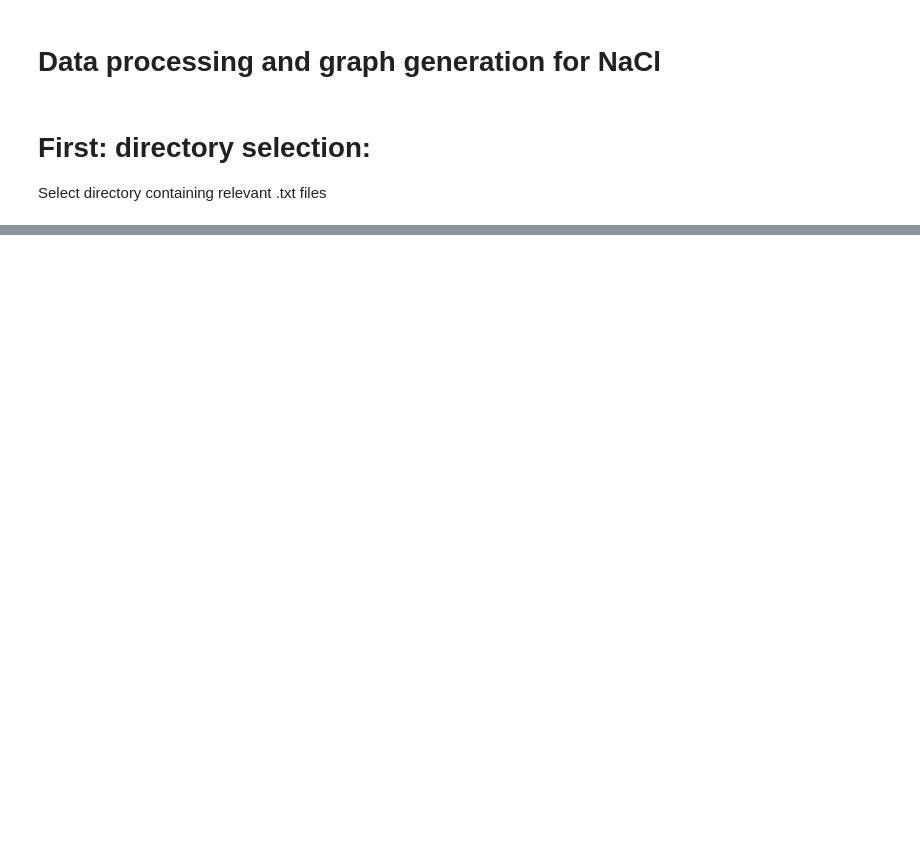
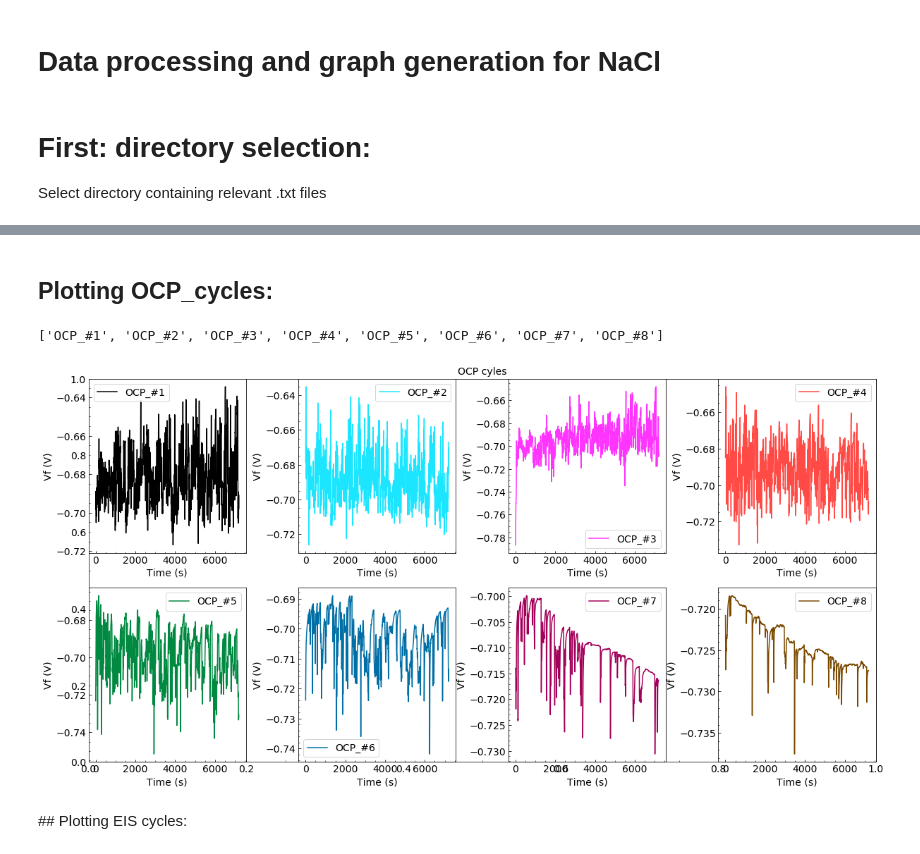
Before and after one commit to CoDaSiTo/IJL_Corrosion, a Jupyter notebook: NaCl_corrosion.ipynb, the cells around one changed output, grey strips where cells are left out. Saved outputs shown, nothing was run; the diff lists cells and outputs as text; code cells hidden in the pictures; blank space fills up the shorter version.

Commit message:
Added plots to NaCl script to plot all OCP and EIS from cycle as well as POTDYN but need to regroup cathodic ans anodic data in single script because for now it is only for a single polarization

```diff
--- a/NaCl_corrosion.ipynb
+++ b/NaCl_corrosion.ipynb
@@ -191,0 +188,75 @@ plt.show()
+# %% [markdown]
+## Plotting OCP_cycles:
+# %%
+OCP_cycle_label=[]
+for each in OCP_cycle_filepaths:
+    OCP_cycle_label.append(each[each.rfind('/')+1:-4])
+print(OCP_cycle_label)
+# %% [output]
+['OCP_#1', 'OCP_#2', 'OCP_#3', 'OCP_#4', 'OCP_#5', 'OCP_#6', 'OCP_#7', 'OCP_#8']
+# %%
+cfig=plt.figure(figsize=(20,10))
+gd=gridspec.GridSpec(4,8)
+gd.update(wspace=1, hspace=0.5)
+plt.title('OCP cyles')
+panel1=cfig.add_subplot(gd[0:2, 0:2])
+plt.plot(OCP_cycle_array[:,1, 0], OCP_cycle_array[:,2, 0],
+         label=OCP_cycle_label[0], color=colors[0])
+plt.xlabel('Time (s)')
+plt.ylabel('Vf (V)')
+plt.legend()
+
+panel2=cfig.add_subplot(gd[0:2, 2:4])
+plt.plot(OCP_cycle_array[:,1, 1], OCP_cycle_array[:,2, 1],
+         color=colors[1], label=OCP_cycle_label[1])
+plt.legend()
+plt.xlabel('Time (s)')
+plt.ylabel('Vf (V)')
+
+panel3=cfig.add_subplot(gd[0:2, 4:6])
+plt.plot(OCP_cycle_array[:,1, 2], OCP_cycle_array[:,2, 2],
+         color=colors[2], label=OCP_cycle_label[2])
+plt.legend()
+plt.xlabel('Time (s)')
+plt.ylabel('Vf (V)')
+
+panel4=cfig.add_subplot(gd[0:2, 6:8])
+plt.plot(OCP_cycle_array[:,1, 3], OCP_cycle_array[:,2, 3],
+         color=colors[3], label=OCP_cycle_label[3])
+plt.legend()
+plt.xlabel('Time (s)')
+plt.ylabel('Vf (V)')
+
+panel5=cfig.add_subplot(gd[2:4, 0:2])
+plt.plot(OCP_cycle_array[:,1, 4], OCP_cycle_array[:,2, 4],
+         color=colors[4], label=OCP_cycle_label[4])
+plt.legend()
+plt.xlabel('Time (s)')
+plt.ylabel('Vf (V)')
+
+panel6=cfig.add_subplot(gd[2:4, 2:4])
+plt.plot(OCP_cycle_array[:,1, 5], OCP_cycle_array[:,2, 5],
+         color=colors[5], label=OCP_cycle_label[5])
+plt.legend()
+plt.xlabel('Time (s)')
+plt.ylabel('Vf (V)')
+
+panel7=cfig.add_subplot(gd[2:4, 4:6])
+plt.plot(OCP_cycle_array[:,1, 6], OCP_cycle_array[:,2, 6],
+         color=colors[6], label=OCP_cycle_label[6])
+plt.legend()
+plt.xlabel('Time (s)')
+plt.ylabel('Vf (V)')
+
+panel8=cfig.add_subplot(gd[2:4, 6:8])
+plt.plot(OCP_cycle_array[:,1, 7], OCP_cycle_array[:,2, 7],
+         color=colors[7], label=OCP_cycle_label[7])
+plt.legend()
+plt.xlabel('Time (s)')
+plt.ylabel('Vf (V)')
+
+plt.show()
+# %% [output]
+[figure, added]
+# %% [markdown]
+## Plotting EIS cycles:
```
Also changed, not shown: parts of 14 cells of this notebook, 1 other file.
